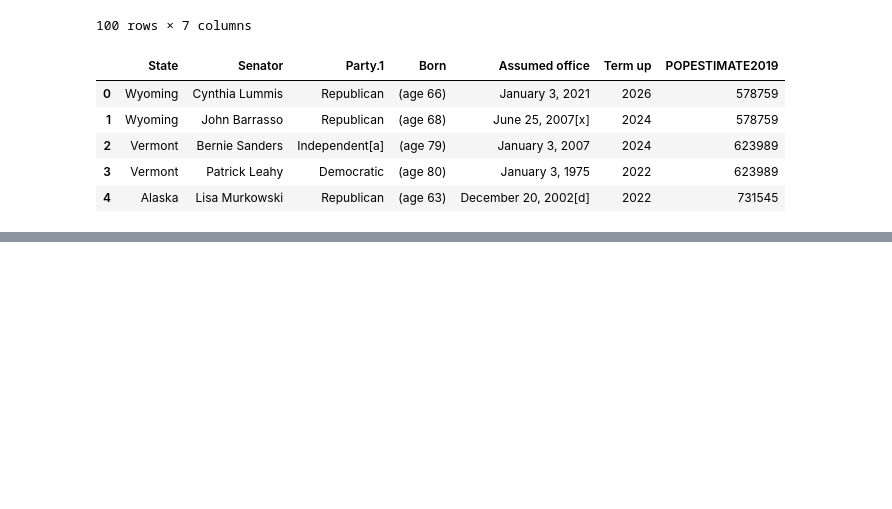
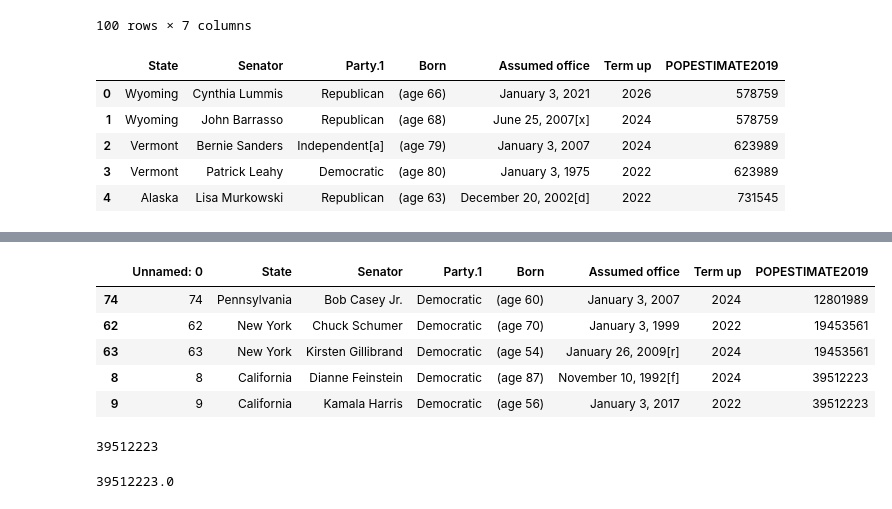
Before and after one commit to isabelle-sanford/senate-analysis, a Jupyter notebook: CleanCensusData.ipynb, the cells around one changed output, grey strips where cells are left out. Drawn from its saved outputs; the diff is of its cells as text; code cells hidden in the pictures; blank space fills up the shorter version.

```diff
--- a/CleanCensusData.ipynb
+++ b/CleanCensusData.ipynb
@@ -255,2 +255,25 @@ bar(mylabelsx, [all_Rsx, all_Dsx], ['red', 'blue'])
 # %% [output]
 [interactive output not drawn]
+# %%
+sort_new = new_sen.sort_values(by='POPESTIMATE2019')
+sort_new.head()
+
+Rns = sort_new[sort_new['Party.1'] == 'Republican']
+Dns = sort_new[sort_new['Party.1'] != 'Republican']
+28995881
+39512223
+# %%
+Dns.tail()
+# %% [output]
+|  | Unnamed: 0 | State | Senator | Party.1 | Born | Assumed office | Term up | POPESTIMATE2019 |
+| 74 | 74 | Pennsylvania | Bob Casey Jr. | Democratic | (age 60) | January 3, 2007 | 2024 | 12801989 |
+| 62 | 62 | New York | Chuck Schumer | Democratic | (age 70) | January 3, 1999 | 2022 | 19453561 |
+| 63 | 63 | New York | Kirsten Gillibrand | Democratic | (age 54) | January 26, 2009[r] | 2024 | 19453561 |
+| 8 | 8 | California | Dianne Feinstein | Democratic | (age 87) | November 10, 1992[f] | 2024 | 39512223 |
+| 9 | 9 | California | Kamala Harris | Democratic | (age 56) | January 3, 2017 | 2022 | 39512223 |
+# %%
+print(Dns['POPESTIMATE2019'].max())
+max(D_popsx) * 2
+# %% [output]
+39512223
+39512223.0
```
Also changed, not shown: parts of 3 cells of this notebook.
